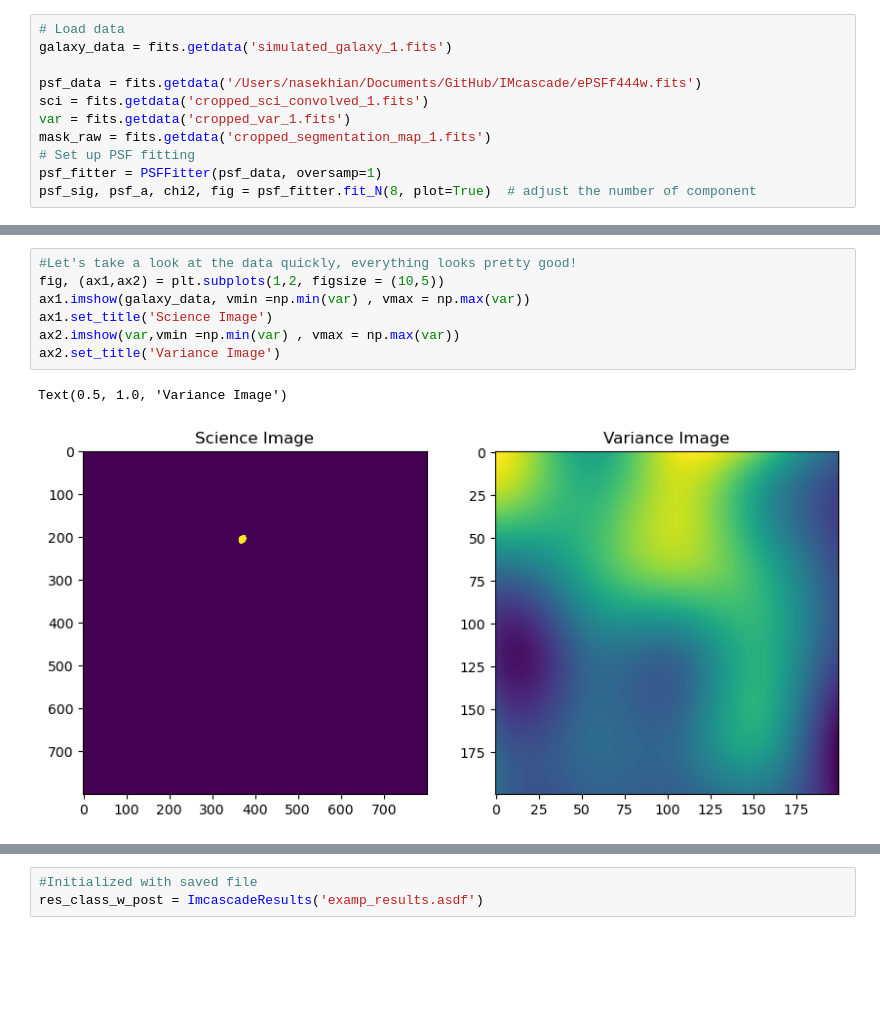
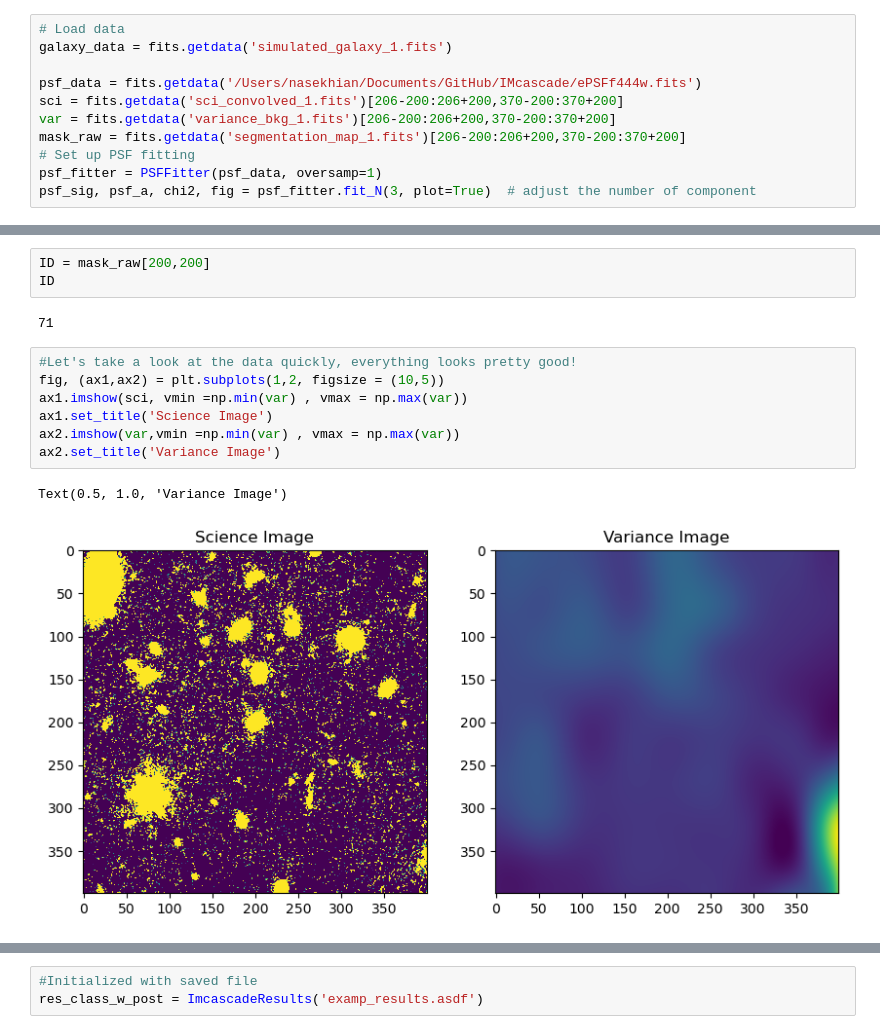
Before and after one commit to negar1nsaekhian/IMcascade, a Jupyter notebook: simulation_1/imcascade_1.ipynb, the cells around one changed output, grey strips where cells are left out. Cells and saved outputs as stored; diff of their text form; blank space fills up the shorter version.

Commit message:
improve the imcascde fitting
cropping size and mask data were changed in order to find better fits especially for sky modeling.

```diff
--- a/simulation_1/imcascade_1.ipynb
+++ b/simulation_1/imcascade_1.ipynb
@@ -15,10 +12,10 @@ Intel MKL WARNING: Support of Intel(R) Streaming SIMD Extensions 4.2 (Intel(R) S
 galaxy_data = fits.getdata('simulated_galaxy_1.fits')
 
 psf_data = fits.getdata('/Users/nasekhian/Documents/GitHub/IMcascade/ePSFf444w.fits')
-sci = fits.getdata('cropped_sci_convolved_1.fits')
-var = fits.getdata('cropped_var_1.fits')
-mask_raw = fits.getdata('cropped_segmentation_map_1.fits')
+sci = fits.getdata('sci_convolved_1.fits')[206-200:206+200,370-200:370+200]
+var = fits.getdata('variance_bkg_1.fits')[206-200:206+200,370-200:370+200]
+mask_raw = fits.getdata('segmentation_map_1.fits')[206-200:206+200,370-200:370+200]
 # Set up PSF fitting
 psf_fitter = PSFFitter(psf_data, oversamp=1)
-psf_sig, psf_a, chi2, fig = psf_fitter.fit_N(8, plot=True)  # adjust the number of component
+psf_sig, psf_a, chi2, fig = psf_fitter.fit_N(3, plot=True)  # adjust the number of component
 # %% [output]
@@ -26,11 +23,16 @@ psf_sig, psf_a, chi2, fig = psf_fitter.fit_N(8, plot=True)  # adjust the number
+# %%
+ID = mask_raw[200,200]
+ID
+# %% [output]
+71
 # %%
 #Let's take a look at the data quickly, everything looks pretty good!
 fig, (ax1,ax2) = plt.subplots(1,2, figsize = (10,5))
-ax1.imshow(galaxy_data, vmin =np.min(var) , vmax = np.max(var))
+ax1.imshow(sci, vmin =np.min(var) , vmax = np.max(var))
 ax1.set_title('Science Image')
 ax2.imshow(var,vmin =np.min(var) , vmax = np.max(var))
 ax2.set_title('Variance Image')
 # %% [output]
 Text(0.5, 1.0, 'Variance Image')
-[figure, old version]
+[figure, new version]
 # %%
```
Also changed, not shown: parts of 13 cells of this notebook, 3 other files.
